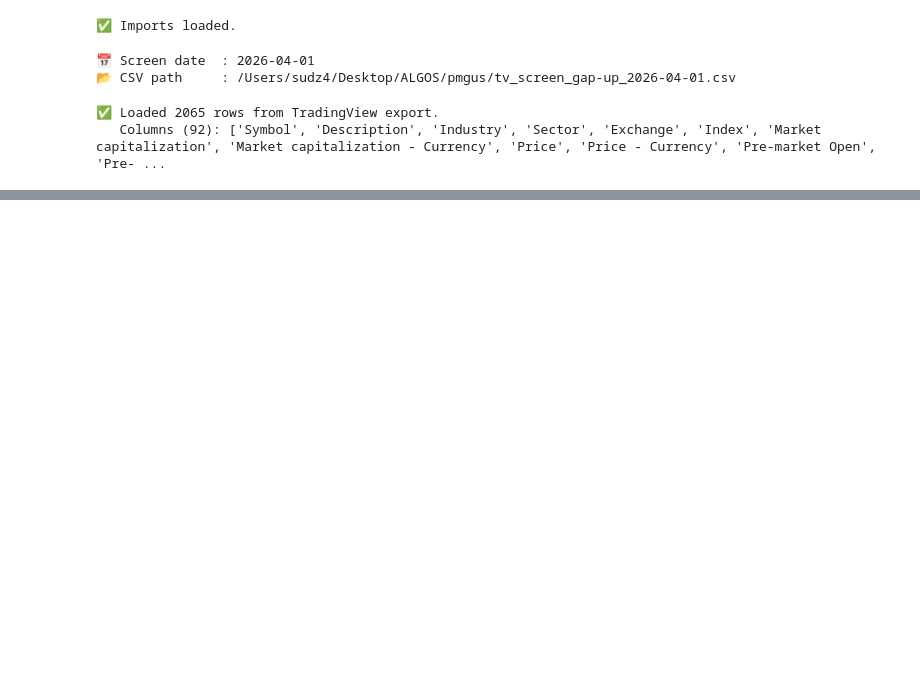
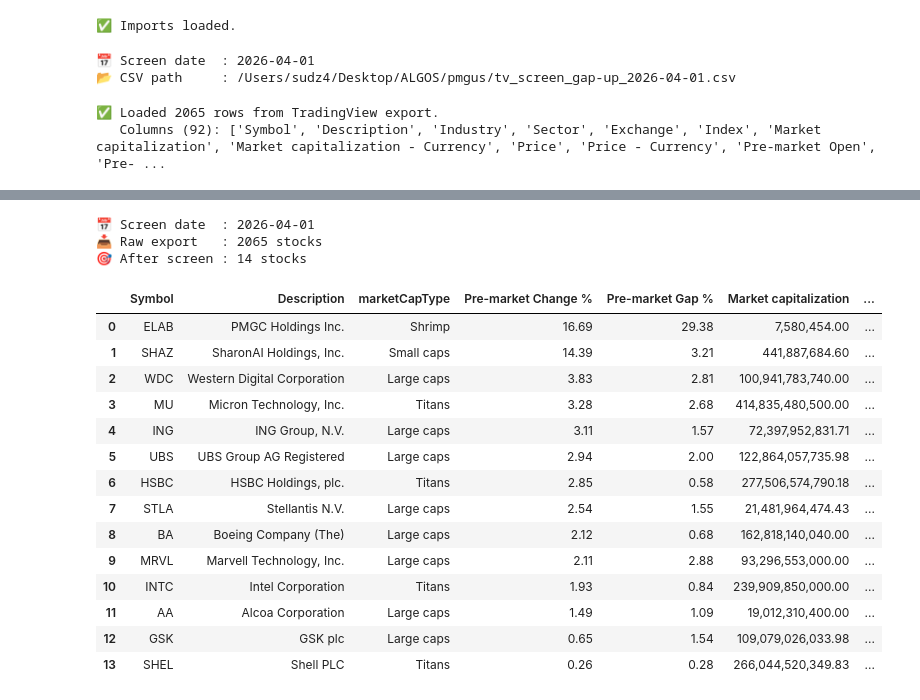
Before and after one commit to sudz4/pmgus, a Jupyter notebook: main.ipynb, the cells around one changed output, grey strips where cells are left out. Saved outputs shown, nothing was run; the diff lists cells and outputs as text; code cells hidden in the pictures; blank space fills up the shorter version.

```diff
--- a/main.ipynb
+++ b/main.ipynb
@@ -53,0 +259,71 @@ print(f'   Columns ({len(raw_df.columns)}): {list(raw_df.columns)}')
+# %%
+# ── RUN SCREENER ──────────────────────────────────────────────────────────────
+OUTPUT_COLS = [
+    'Symbol',
+    'Description',
+    'marketCapType',
+    'Pre-market Change %',
+    'Pre-market Gap %',
+    'Market capitalization',
+    'Price',
+    'Pre-market Open',
+    'Industry',
+    'Sector',
+    'Exchange',
+    'Index',
+    'Recent earnings date',
+    'Upcoming earnings date',
+    'Float shares outstanding',
+    'Pre-market Volume',
+    'Average Volume 10 days',
+    'Average Volume 30 days',
+    'Average Volume 90 days',
+    'Relative Volume 1 day',
+    'Relative Volume 5 minutes',
+    'Relative Volume 30 minutes',
+    'Relative Volume at Time',
+    'Volume Weighted Average Price 1 day',
+    'Volatility 1 day',
+    'Volatility 1 week',
+    'Volatility 1 month',
+    'Analyst Rating',
+    'Technical Rating 5 minutes',
+    'Exponential Moving Average (3) 1 day',
+    'Exponential Moving Average (7) 1 day',
+]
+
+screened_df = run_screener(setup_df, CRITERIA)
+
+# Keep only columns that are actually present in the data
+present_cols = [c for c in OUTPUT_COLS if c in screened_df.columns]
+screened_df = screened_df[present_cols]
+
+# Sort: highest pre-market change first, then by price descending
+screened_df = screened_df.sort_values(
+    by=['Pre-market Change %', 'Price'],
+    ascending=[False, False]
+).reset_index(drop=True)
+
+print(f'📅 Screen date  : {SCREEN_DATE}')
+print(f'📥 Raw export   : {len(raw_df)} stocks')
+print(f'🎯 After screen : {len(screened_df)} stocks')
+display(screened_df)
+# %% [output]
+📅 Screen date  : 2026-04-01
+📥 Raw export   : 2065 stocks
+🎯 After screen : 14 stocks
+|  | Symbol | Description | marketCapType | Pre-market Change % | Pre-market Gap % | Market capitalization | ... |
+| 0 | ELAB | PMGC Holdings Inc. | Shrimp | 16.69 | 29.38 | 7,580,454.00 | ... |
+| 1 | SHAZ | SharonAI Holdings, Inc. | Small caps | 14.39 | 3.21 | 441,887,684.60 | ... |
+| 2 | WDC | Western Digital Corporation | Large caps | 3.83 | 2.81 | 100,941,783,740.00 | ... |
+| 3 | MU | Micron Technology, Inc. | Titans | 3.28 | 2.68 | 414,835,480,500.00 | ... |
+| 4 | ING | ING Group, N.V. | Large caps | 3.11 | 1.57 | 72,397,952,831.71 | ... |
+| 5 | UBS | UBS Group AG Registered | Large caps | 2.94 | 2.00 | 122,864,057,735.98 | ... |
+| 6 | HSBC | HSBC Holdings, plc. | Titans | 2.85 | 0.58 | 277,506,574,790.18 | ... |
+| 7 | STLA | Stellantis N.V. | Large caps | 2.54 | 1.55 | 21,481,964,474.43 | ... |
+| 8 | BA | Boeing Company (The) | Large caps | 2.12 | 0.68 | 162,818,140,040.00 | ... |
+| 9 | MRVL | Marvell Technology, Inc. | Large caps | 2.11 | 2.88 | 93,296,553,000.00 | ... |
+| 10 | INTC | Intel Corporation | Titans | 1.93 | 0.84 | 239,909,850,000.00 | ... |
+| 11 | AA | Alcoa Corporation | Large caps | 1.49 | 1.09 | 19,012,310,400.00 | ... |
+| 12 | GSK | GSK plc | Large caps | 0.65 | 1.54 | 109,079,026,033.98 | ... |
+| 13 | SHEL | Shell PLC | Titans | 0.26 | 0.28 | 266,044,520,349.83 | ... |
```
Also changed, not shown: parts of 10 cells of this notebook.
